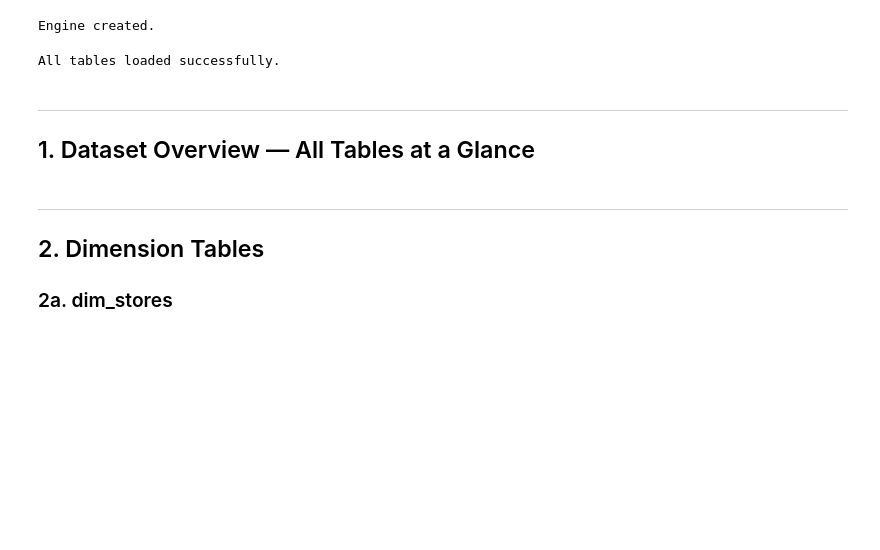
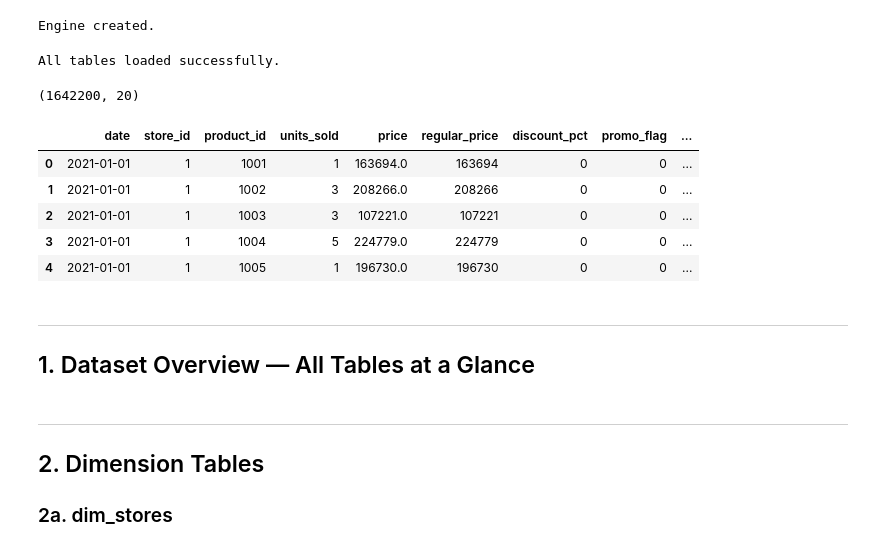
Before and after one commit to Bonaboss01/retail-sales-forecasting-genai, a Jupyter notebook: notebooks/01_Bona_data_analysis.ipynb, the cells around one changed output. Drawn from its saved outputs; the diff is of its cells as text; code cells hidden in the pictures; blank space fills up the shorter version.

```diff
--- a/notebooks/01_Bona_data_analysis.ipynb
+++ b/notebooks/01_Bona_data_analysis.ipynb
@@ -62,6 +62,19 @@ df_weather = pd.read_sql("SELECT * FROM core.fact_weather ORDER BY date ASC", en
 print("All tables loaded successfully.")
 # %% [output]
 All tables loaded successfully.
+# %%
+df_sales.shape
+# %% [output]
+(1642200, 20)
+# %%
+df_sales.head()
+# %% [output]
+|  | date | store_id | product_id | units_sold | price | regular_price | discount_pct | promo_flag | ... |
+| 0 | 2021-01-01 | 1 | 1001 | 1 | 163694.0 | 163694 | 0 | 0 | ... |
+| 1 | 2021-01-01 | 1 | 1002 | 3 | 208266.0 | 208266 | 0 | 0 | ... |
+| 2 | 2021-01-01 | 1 | 1003 | 3 | 107221.0 | 107221 | 0 | 0 | ... |
+| 3 | 2021-01-01 | 1 | 1004 | 5 | 224779.0 | 224779 | 0 | 0 | ... |
+| 4 | 2021-01-01 | 1 | 1005 | 1 | 196730.0 | 196730 | 0 | 0 | ... |
 # %% [markdown]
 ---
 ## 1. Dataset Overview — All Tables at a Glance
```
Also changed, not shown: 6 other files.
